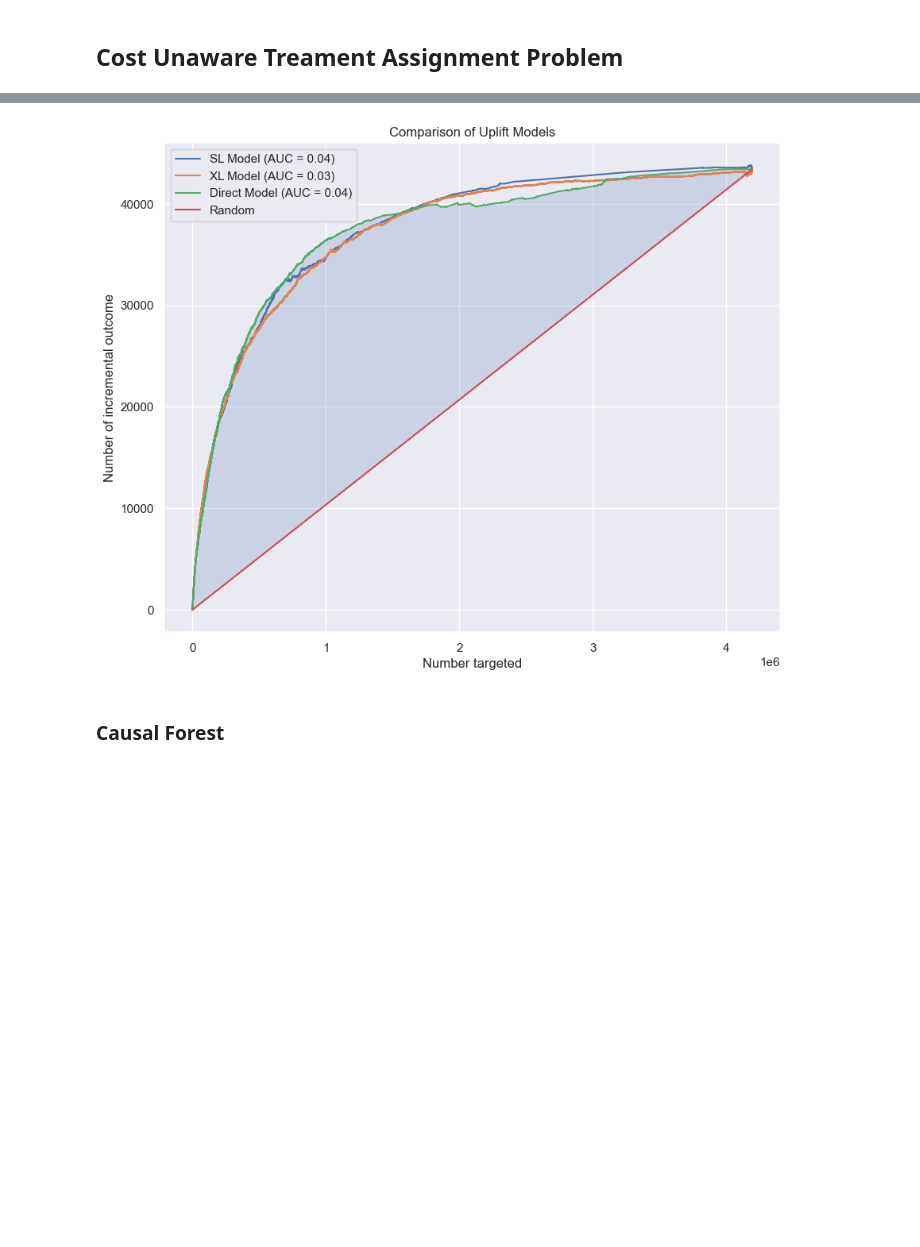
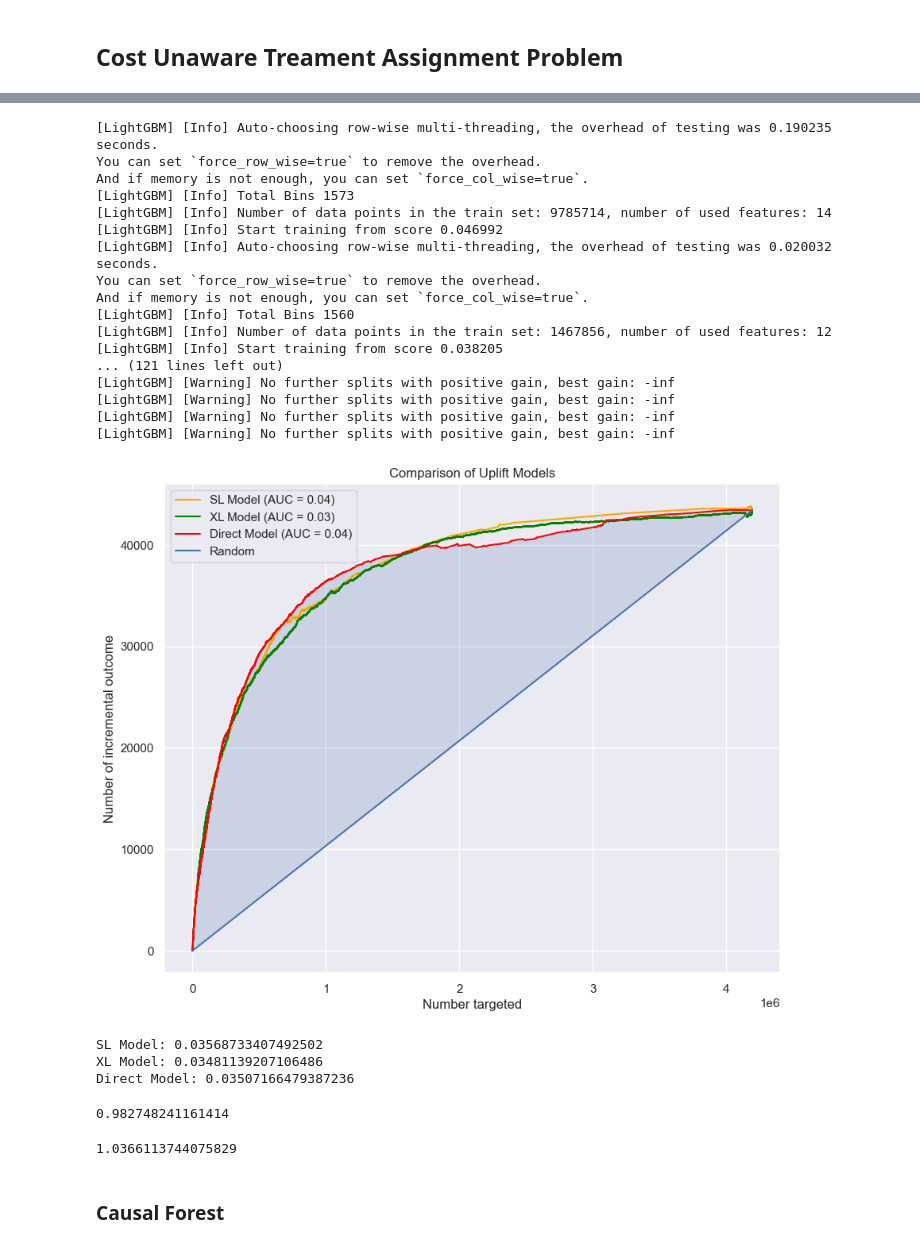
Before and after one commit to ikumadaiki/coupon, a Jupyter notebook: direting_heterogenius_causal_learning.ipynb, the cells around one changed output, grey strips where cells are left out. Cells and saved outputs as stored; diff of their text form; code cells hidden in the pictures; blank space fills up the shorter version.

```diff
--- a/direting_heterogenius_causal_learning.ipynb
+++ b/direting_heterogenius_causal_learning.ipynb
@@ -246,12 +74,39 @@ And if memory is not enough, you can set `force_col_wise=true`.
 [LightGBM] [Info] Total Bins 1569
 [LightGBM] [Info] Number of data points in the train set: 8317858, number of used features: 12
 [LightGBM] [Info] Start training from score 0.007704
-# %%
-import cost_unaware
-import numpy as np
-cost_unaware.uplift(tau_sl, tau_xl, tau_direct)
-# %% [output]
-[figure, removed]
+# %%
+import cost_unaware
+cost_unaware.main()
+# %% [output]
+[LightGBM] [Info] Auto-choosing row-wise multi-threading, the overhead of testing was 0.190235 seconds.
+You can set `force_row_wise=true` to remove the overhead.
+And if memory is not enough, you can set `force_col_wise=true`.
+[LightGBM] [Info] Total Bins 1573
+[LightGBM] [Info] Number of data points in the train set: 9785714, number of used features: 14
+[LightGBM] [Info] Start training from score 0.046992
+[LightGBM] [Info] Auto-choosing row-wise multi-threading, the overhead of testing was 0.020032 seconds.
+You can set `force_row_wise=true` to remove the overhead.
+And if memory is not enough, you can set `force_col_wise=true`.
+[LightGBM] [Info] Total Bins 1560
+[LightGBM] [Info] Number of data points in the train set: 1467856, number of used features: 12
+[LightGBM] [Info] Start training from score 0.038205
+... (121 lines left out)
+[LightGBM] [Warning] No further splits with positive gain, best gain: -inf
+[LightGBM] [Warning] No further splits with positive gain, best gain: -inf
+[LightGBM] [Warning] No further splits with positive gain, best gain: -inf
+[LightGBM] [Warning] No further splits with positive gain, best gain: -inf
+[figure, added]
+SL Model: 0.03568733407492502
+XL Model: 0.03481139207106486
+Direct Model: 0.03507166479387236
+# %%
+0.03507166479387236/0.03568733407492502
+# %% [output]
+0.982748241161414
+# %%
+0.8749/0.8440
+# %% [output]
+1.0366113744075829
 # %% [markdown]
 ### Causal Forest
 # %%
```
Also changed, not shown: parts of 14 cells of this notebook, 3 other files.
